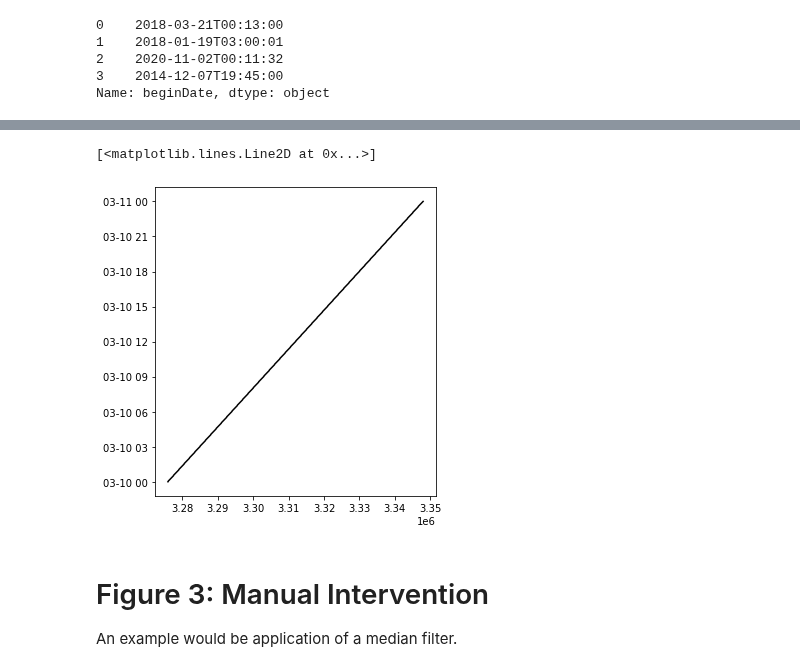
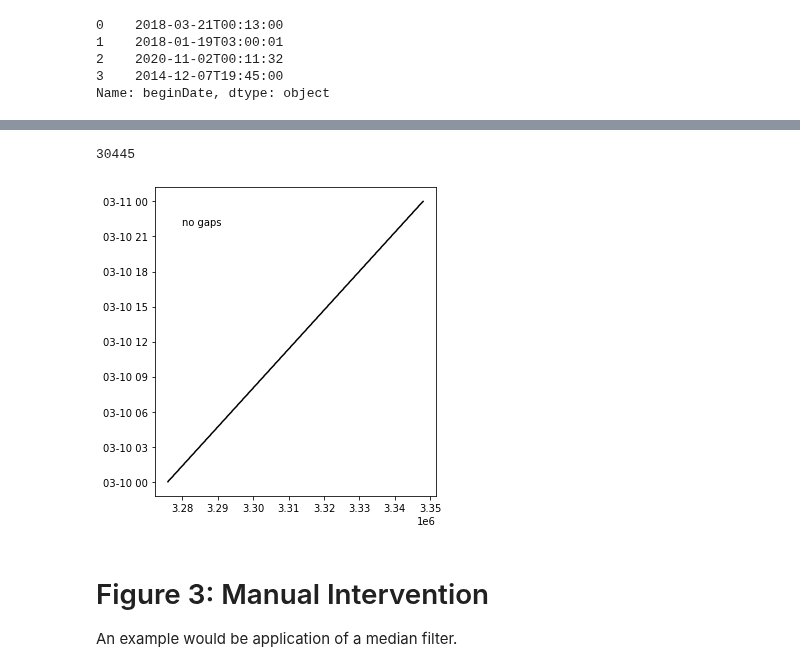
Before and after one commit to robfatland/ocean, a Jupyter notebook: DataQualityGuideNotebook.ipynb, the cells around one changed output, grey strips where cells are left out. Cells and saved outputs as stored; diff of their text form; code cells hidden in the pictures.

```diff
--- a/DataQualityGuideNotebook.ipynb
+++ b/DataQualityGuideNotebook.ipynb
@@ -324,9 +433,12 @@ The chart below shows sample time (vertical axis) versus observation number (hor
 # %%
-fig, axs = plt.subplots(figsize=(5, 5), tight_layout=True)
-axs.plot(DA.obs, DA.time, color='k')
+print(len(DA.time))
+fig, ax = plt.subplots(figsize=(5, 5), tight_layout=True)
+ax.plot(DA.obs, DA.time, color='k')
+ax.text(3.28e6, dt64('2021-03-10 22'), 'no gaps')
+fig.show()
 # %% [output]
-[<matplotlib.lines.Line2D at 0x...>]
+30445
-[figure, old version]
+[figure, new version]
 # %%
 # This code drops all 39 Data Variables except those listed ('chlora' and so on)
 DA = DA[['chlora']]
```
Also changed, not shown: parts of 13 cells of this notebook.
